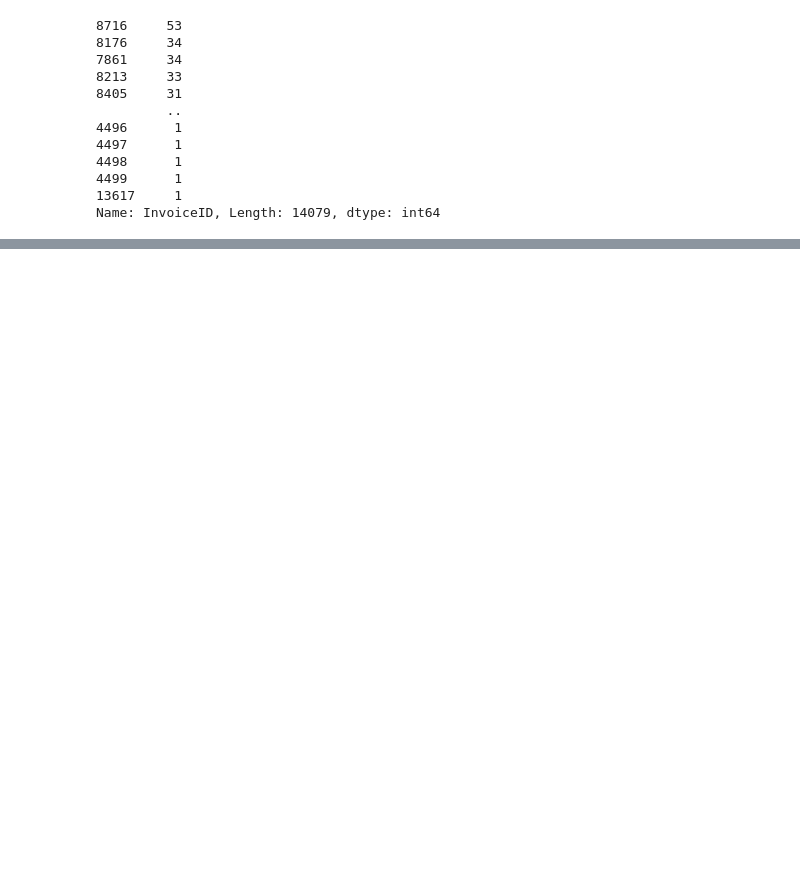
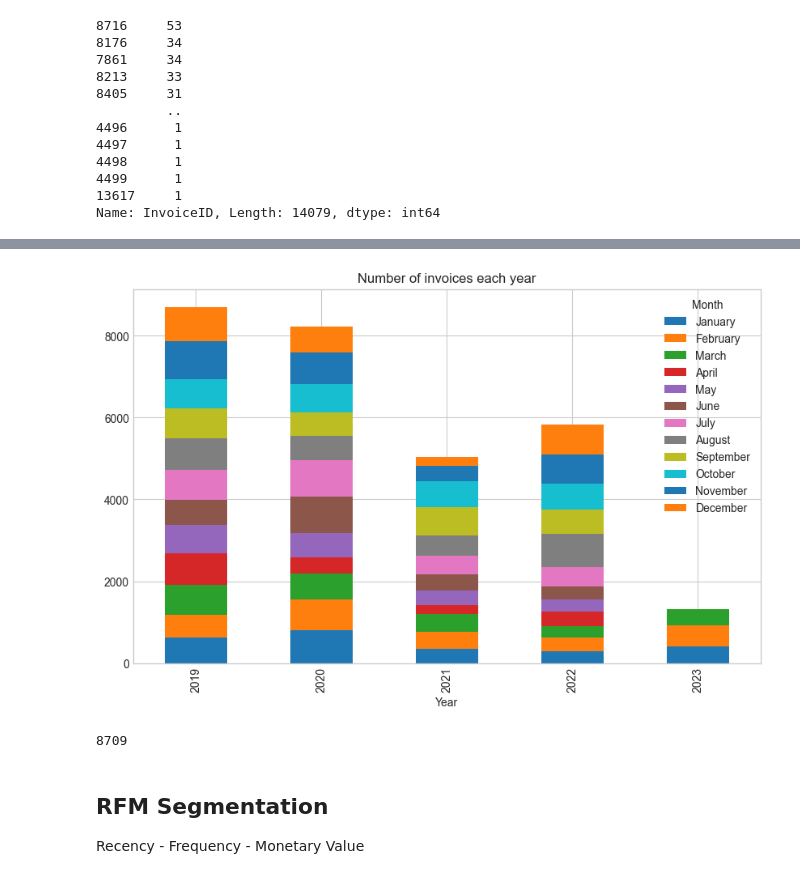
Before and after one commit to Medoci/Medoci, a Jupyter notebook: notebooks/Retail_CLV_competition.ipynb, the cells around one changed output, grey strips where cells are left out. Saved outputs shown, nothing was run; the diff lists cells and outputs as text; code cells hidden in the pictures; blank space fills up the shorter version.

```diff
--- a/notebooks/Retail_CLV_competition.ipynb
+++ b/notebooks/Retail_CLV_competition.ipynb
@@ -150,0 +220,7 @@ retail.query("InvoiceID == '8716'")
+# %%
+retail['Day'] = retail['Date'].dt.day
+retail['Month'] = retail['Date'].dt.month
+retail['Year'] = retail['Date'].dt.year
+retail['MonthName'] = retail['Date'].dt.month_name()
+retail['DayOfWeek'] = retail['Date'].dt.dayofweek
+retail['DayOfYear'] = retail['Date'].dt.dayofyear
@@ -150,0 +236,28 @@ retail.query("InvoiceID == '8716'")
+# %%
+# Visualising amount of orders in each year with month hue
+year_counts = retail['Year'].value_counts().head(20)
+year_month_counts = retail.groupby(['Year', 'MonthName']).size().unstack().fillna(0).head(20)
+
+month_order = list(calendar.month_name)[1:]
+
+fig, ax = plt.subplots(figsize=(10, 6))
+
+year_month_counts = year_month_counts.reindex(columns=month_order)
+
+#colormap = plt.cm.get_cmap('viridis')
+
+year_month_counts.plot(kind='bar', stacked=True, ax=ax) #colormap=colormap
+ax.legend(title='Month')
+ax.set_title("Number of invoices each year")
+
+plt.show()
+# %% [output]
+[figure, added]
+# %%
+# Checking it matches the graph
+retail.query('Year == 2019')['InvoiceID'].value_counts().sum()
+# %% [output]
+8709
+# %% [markdown]
+## RFM Segmentation
+Recency - Frequency - Monetary Value
```
Also changed, not shown: parts of 17 cells of this notebook.
